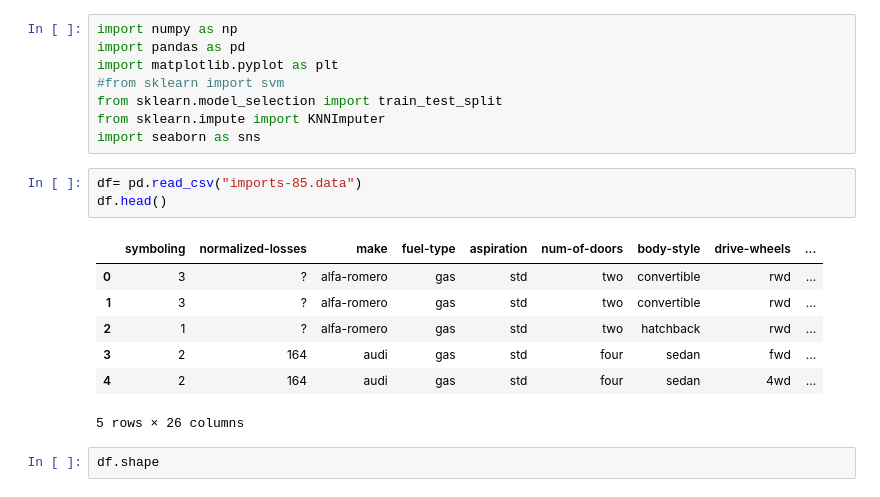
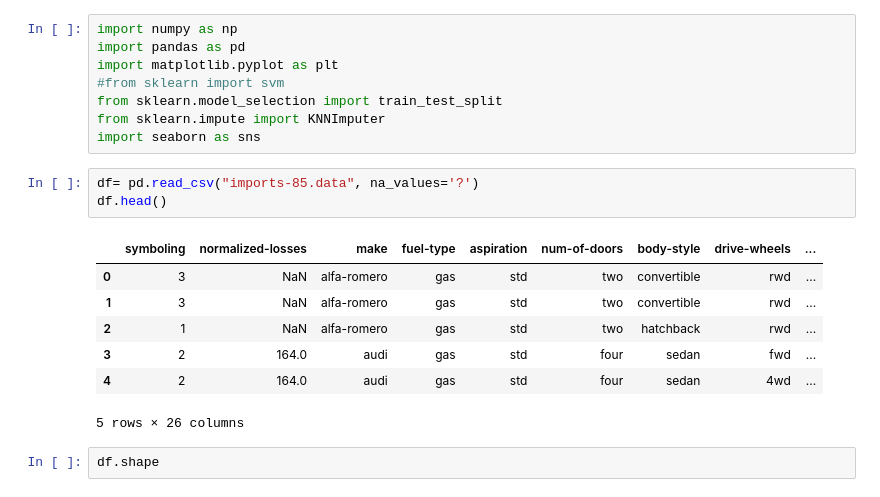
Before and after one commit to sreeram514/AIML_Project, a Jupyter notebook: level4/3_mpg/price_prediction.ipynb, the cells around one changed output. Cells and saved outputs as stored; diff of their text form.

```diff
--- a/level4/3_mpg/price_prediction.ipynb
+++ b/level4/3_mpg/price_prediction.ipynb
@@ -7,15 +7,15 @@ from sklearn.model_selection import train_test_split
 from sklearn.impute import KNNImputer
 import seaborn as sns
 # %%
-df= pd.read_csv("imports-85.data")
+df= pd.read_csv("imports-85.data", na_values='?')
 df.head()
 # %% [output]
 |  | symboling | normalized-losses | make | fuel-type | aspiration | num-of-doors | body-style | drive-wheels | ... |
-| 0 | 3 | ? | alfa-romero | gas | std | two | convertible | rwd | ... |
-| 1 | 3 | ? | alfa-romero | gas | std | two | convertible | rwd | ... |
-| 2 | 1 | ? | alfa-romero | gas | std | two | hatchback | rwd | ... |
-| 3 | 2 | 164 | audi | gas | std | four | sedan | fwd | ... |
-| 4 | 2 | 164 | audi | gas | std | four | sedan | 4wd | ... |
+| 0 | 3 | NaN | alfa-romero | gas | std | two | convertible | rwd | ... |
+| 1 | 3 | NaN | alfa-romero | gas | std | two | convertible | rwd | ... |
+| 2 | 1 | NaN | alfa-romero | gas | std | two | hatchback | rwd | ... |
+| 3 | 2 | 164.0 | audi | gas | std | four | sedan | fwd | ... |
+| 4 | 2 | 164.0 | audi | gas | std | four | sedan | 4wd | ... |
 5 rows × 26 columns
 # %%
 df.shape
```
Also changed, not shown: parts of 35 cells of this notebook, 1 other file.
